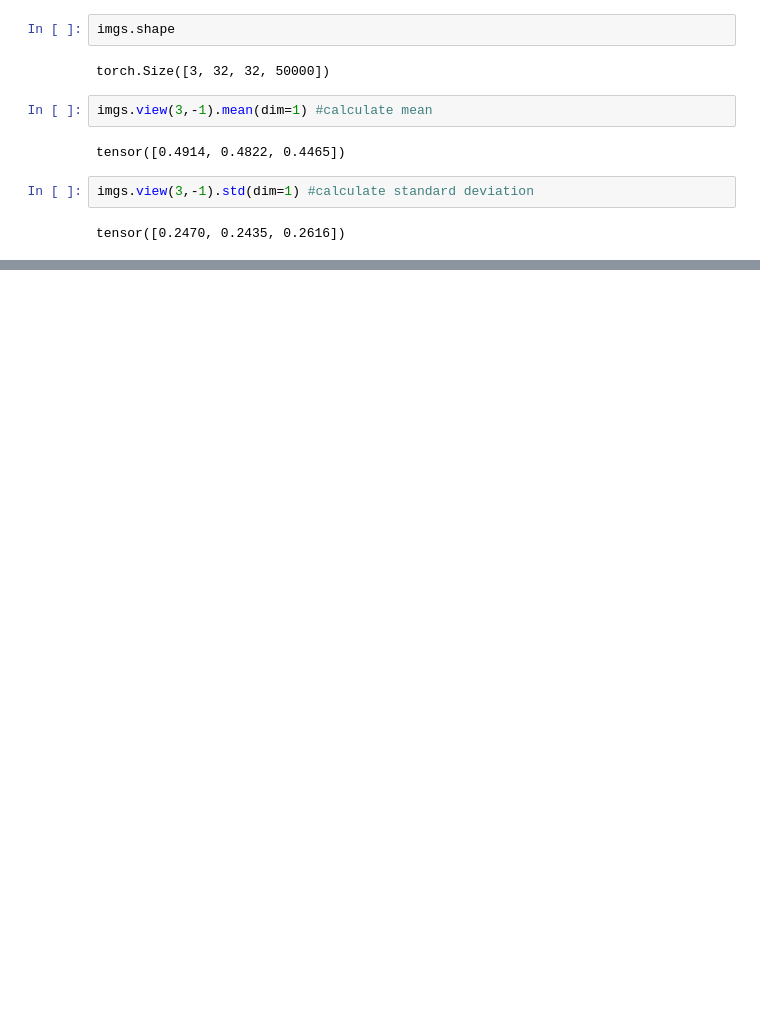
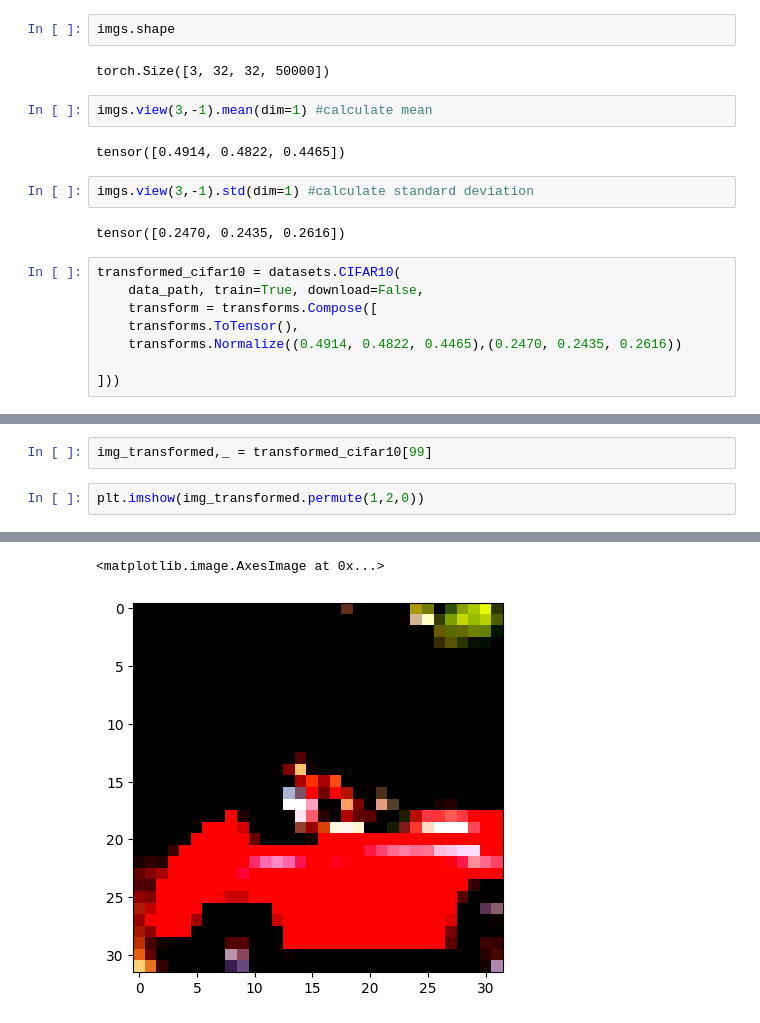
Before and after one commit to AnitaTasnim/image_processing, a Jupyter notebook: working_CIFAR10.ipynb, the cells around one changed output, grey strips where cells are left out. Saved outputs shown, nothing was run; the diff lists cells and outputs as text; blank space fills up the shorter version.

```diff
--- a/working_CIFAR10.ipynb
+++ b/working_CIFAR10.ipynb
@@ -273,3 +273,11 @@ tensor([0.4914, 0.4822, 0.4465])
 imgs.view(3,-1).std(dim=1) #calculate standard deviation
 # %% [output]
 tensor([0.2470, 0.2435, 0.2616])
+# %%
+transformed_cifar10 = datasets.CIFAR10(
+    data_path, train=True, download=False,
+    transform = transforms.Compose([
+    transforms.ToTensor(),
+    transforms.Normalize((0.4914, 0.4822, 0.4465),(0.2470, 0.2435, 0.2616))
+
+]))
@@ -275,0 +320,5 @@ tensor([0.2470, 0.2435, 0.2616])
+# %%
+img_transformed,_ = transformed_cifar10[99]
+# %%
+plt.imshow(img_transformed.permute(1,2,0))
+# %% [output]
@@ -275,0 +326,2 @@ tensor([0.2470, 0.2435, 0.2616])
+<matplotlib.image.AxesImage at 0x...>
+[figure, added]
```
Also changed, not shown: parts of 5 cells of this notebook.
